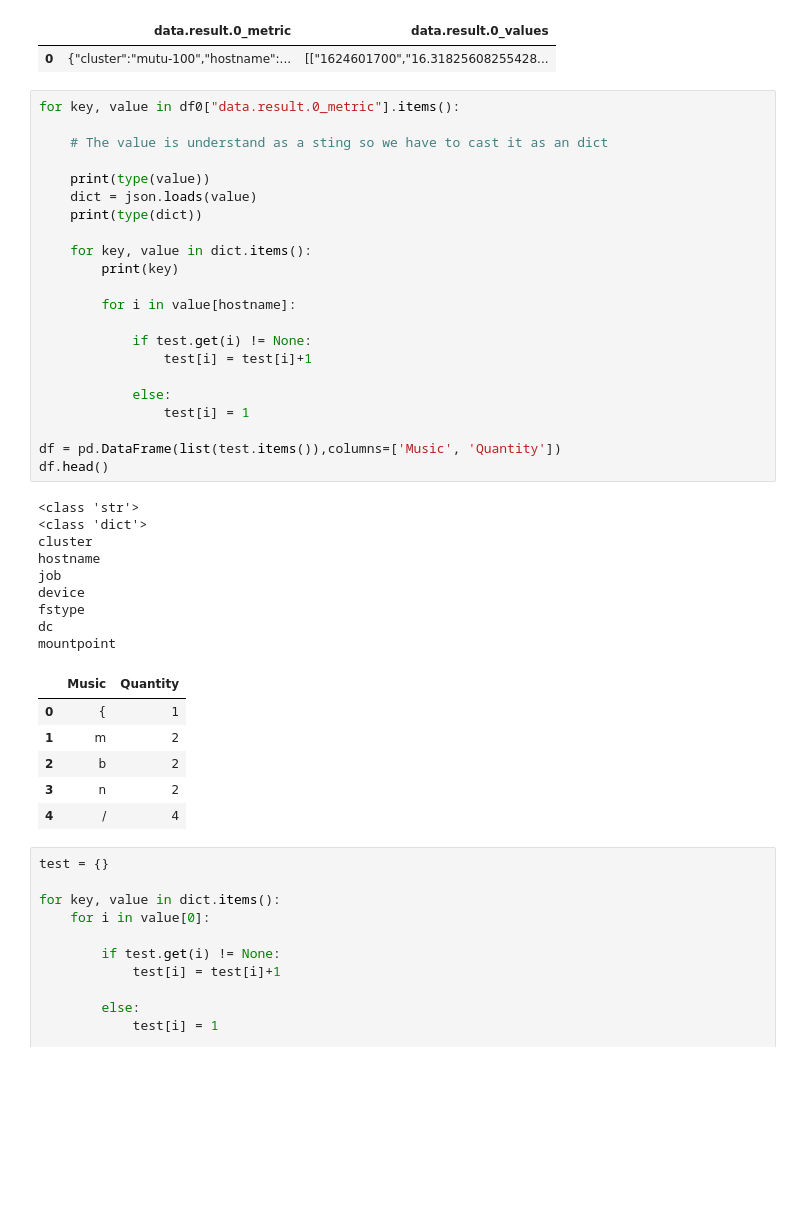
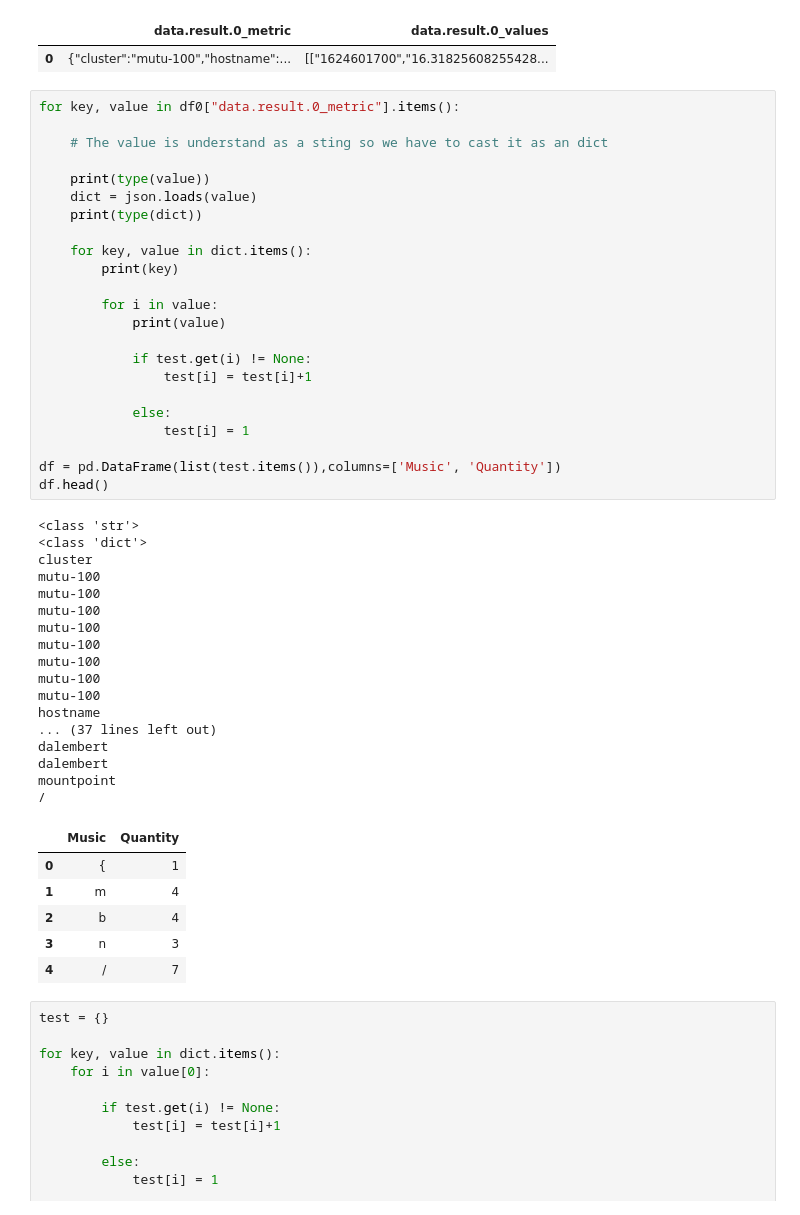
Before and after one commit to totogs/dataiku_test4, a Jupyter notebook: ipython_notebooks/notebook editor for compute_good_columns.ipynb, the cells around one changed output. Drawn from its saved outputs; the diff is of its cells as text; blank space fills up the shorter version.

```diff
--- a/ipython_notebooks/notebook editor for compute_good_columns.ipynb
+++ b/ipython_notebooks/notebook editor for compute_good_columns.ipynb
@@ -57,41 +57,50 @@ df0.head()
 # %%
 for key, value in df0["data.result.0_metric"].items():
 
     # The value is understand as a sting so we have to cast it as an dict
 
     print(type(value))
     dict = json.loads(value)
     print(type(dict))
 
     for key, value in dict.items():
         print(key)
 
-        for i in value[hostname]:
+        for i in value:
+            print(value)
 
             if test.get(i) != None:
                 test[i] = test[i]+1
 
             else:
                 test[i] = 1
 
 df = pd.DataFrame(list(test.items()),columns=['Music', 'Quantity'])
 df.head()
 # %% [output]
 <class 'str'>
 <class 'dict'>
 cluster
+mutu-100
+mutu-100
+mutu-100
+mutu-100
+mutu-100
+mutu-100
+mutu-100
+mutu-100
 hostname
-job
-device
-fstype
-dc
+... (37 lines left out)
+dalembert
+dalembert
 mountpoint
+/
 |  | Music | Quantity |
 | 0 | { | 1 |
-| 1 | m | 2 |
-| 2 | b | 2 |
-| 3 | n | 2 |
-| 4 | / | 4 |
+| 1 | m | 4 |
+| 2 | b | 4 |
+| 3 | n | 3 |
+| 4 | / | 7 |
 # %%
 test = {}
 
```
